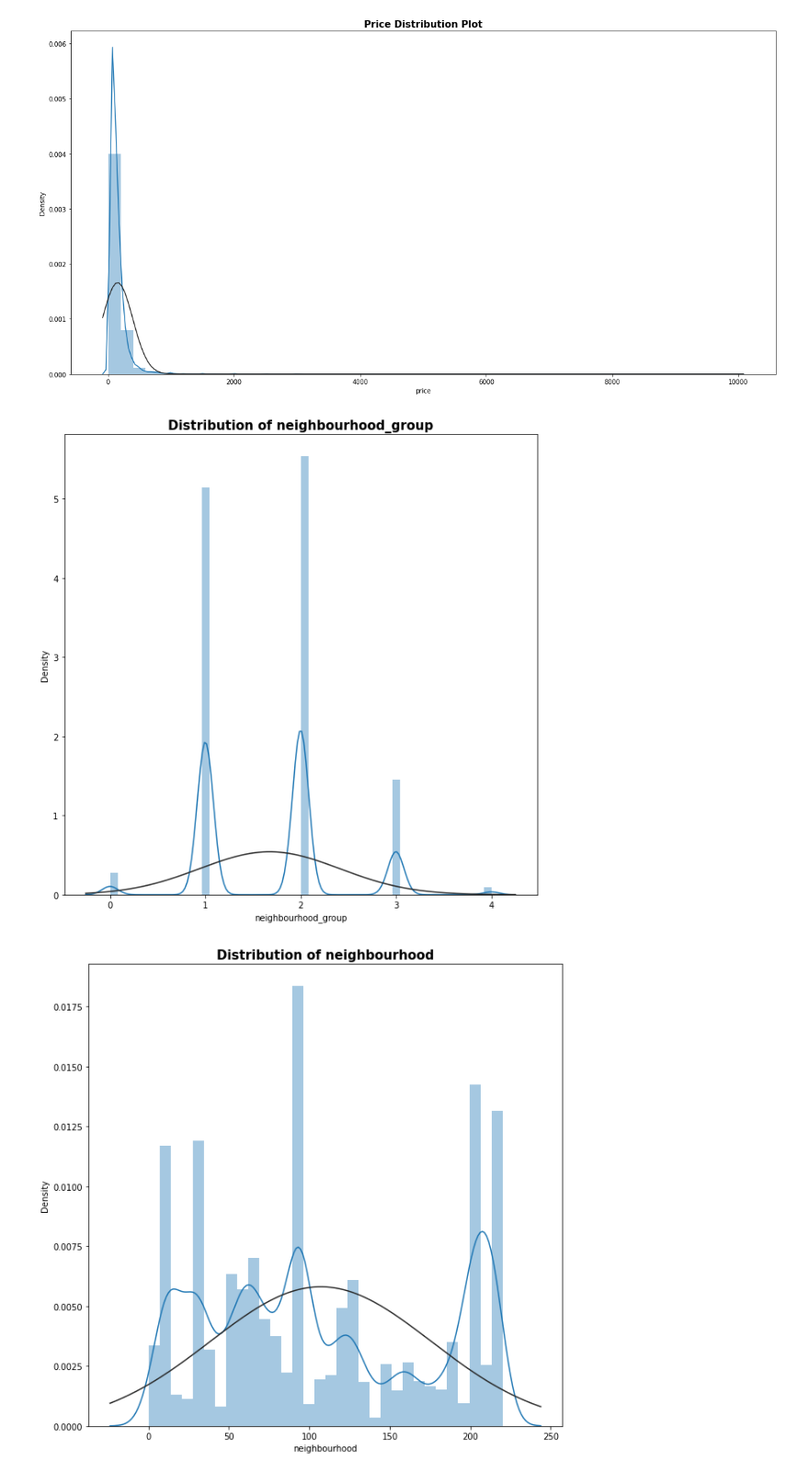
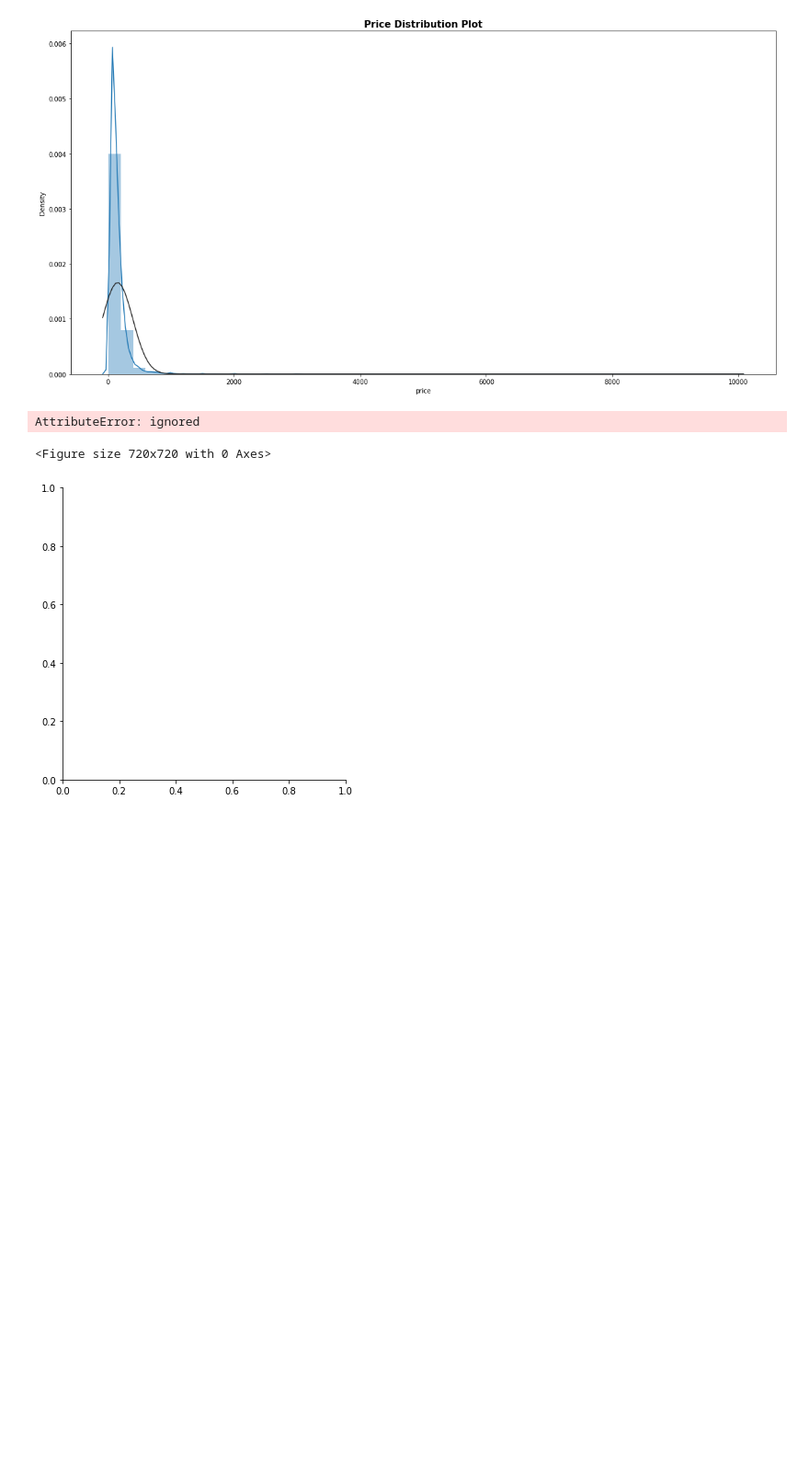
Before and after one commit to midhunmohank/DS, a Jupyter notebook: Notebooks/ML Data Cleaning and Feature Selection.ipynb, the cells around one changed output. Shown at 92% size. Drawn from its saved outputs; the diff is of its cells as text; code cells hidden in the pictures; blank space fills up the shorter version.

```diff
--- a/Notebooks/ML Data Cleaning and Feature Selection.ipynb
+++ b/Notebooks/ML Data Cleaning and Feature Selection.ipynb
@@ -170,8 +170,9 @@ dfColumnList = df.columns
 # %%
 for i in dfColumnList:
   plt.figure(figsize= (10,10))
-  sns.distplot(df[i], fit = norm)
+  sns.displot(df[i], fit = norm)
   plt.title(f"Distribution of {i}",size = 15, weight = "bold")
 # %% [output]
+AttributeError: ignored
+<Figure size 720x720 with 0 Axes>
-[figure, old version]
+[figure, new version]
-[figure, removed]
```
Also changed, not shown: parts of 3 cells of this notebook.
